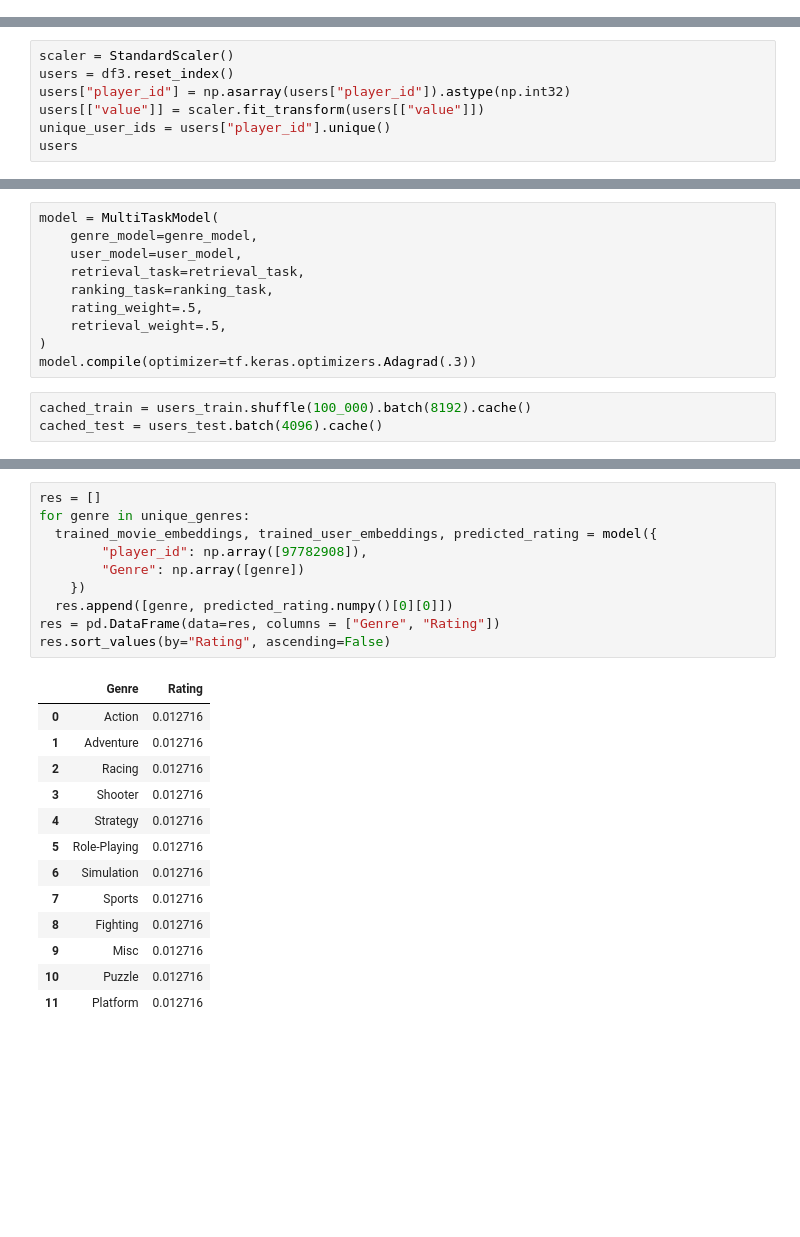
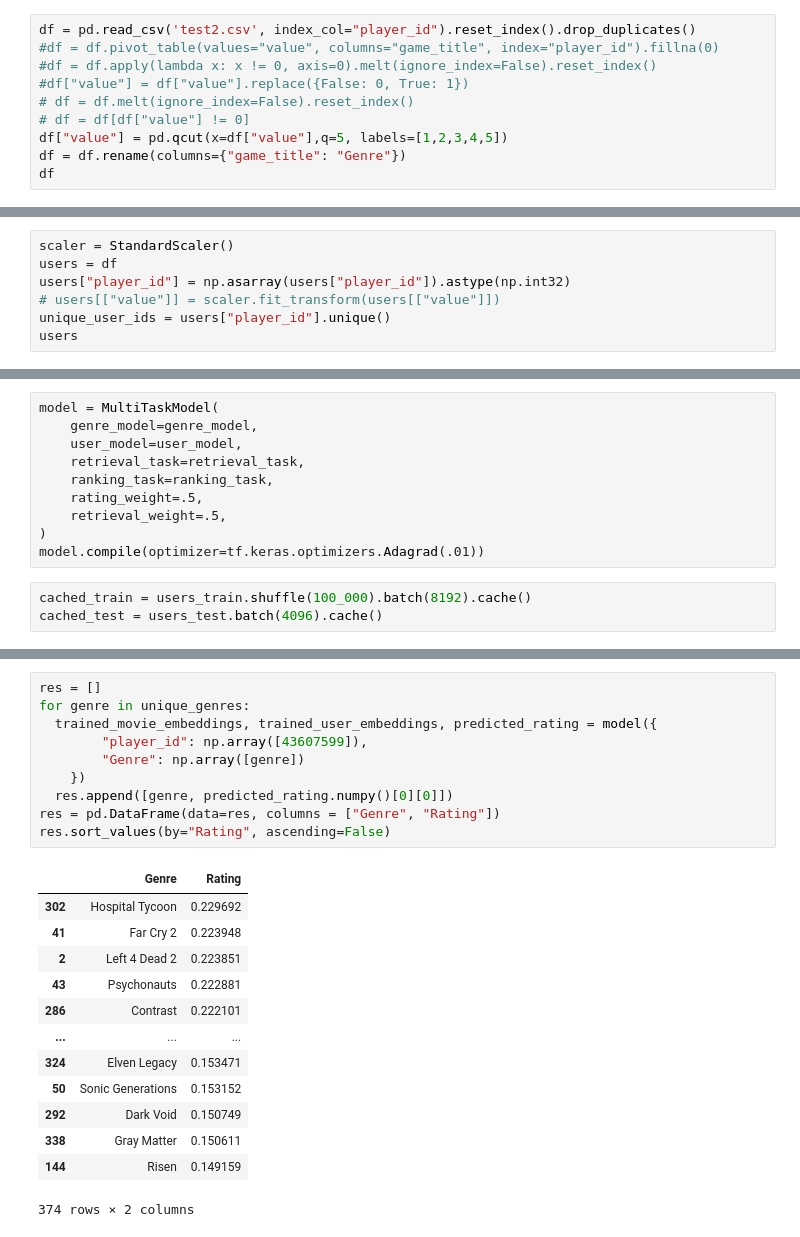
Before and after one commit to Ichak21/Equipe3_Scale_Game, a Jupyter notebook: david_notebook/genre_recommender_v3.ipynb, the cells around one changed output, grey strips where cells are left out. Saved outputs shown, nothing was run; the diff lists cells and outputs as text; blank space fills up the shorter version.

```diff
--- a/david_notebook/genre_recommender_v3.ipynb
+++ b/david_notebook/genre_recommender_v3.ipynb
@@ -21,0 +19,10 @@ df3 = df2.groupby(["player_id", "Genre"]).count()
+# %%
+df = pd.read_csv('test2.csv', index_col="player_id").reset_index().drop_duplicates()
+#df = df.pivot_table(values="value", columns="game_title", index="player_id").fillna(0)
+#df = df.apply(lambda x: x != 0, axis=0).melt(ignore_index=False).reset_index()
+#df["value"] = df["value"].replace({False: 0, True: 1})
+# df = df.melt(ignore_index=False).reset_index()
+# df = df[df["value"] != 0]
+df["value"] = pd.qcut(x=df["value"],q=5, labels=[1,2,3,4,5])
+df = df.rename(columns={"game_title": "Genre"})
+df
@@ -26,9 +47,9 @@ import numpy as np
 from sklearn.preprocessing import StandardScaler
 # %%
 scaler = StandardScaler()
-users = df3.reset_index()
+users = df
 users["player_id"] = np.asarray(users["player_id"]).astype(np.int32)
-users[["value"]] = scaler.fit_transform(users[["value"]])
+# users[["value"]] = scaler.fit_transform(users[["value"]])
 unique_user_ids = users["player_id"].unique()
 users
 # %% [output]
@@ -174,7 +209,7 @@ model = MultiTaskModel(
     rating_weight=.5,
     retrieval_weight=.5,
 )
-model.compile(optimizer=tf.keras.optimizers.Adagrad(.3))
+model.compile(optimizer=tf.keras.optimizers.Adagrad(.01))
 # %%
 cached_train = users_train.shuffle(100_000).batch(8192).cache()
 cached_test = users_test.batch(4096).cache()
@@ -218,24 +248,24 @@ model.evaluate(cached_test, return_dict=True)
 # %%
 res = []
 for genre in unique_genres:
   trained_movie_embeddings, trained_user_embeddings, predicted_rating = model({
-        "player_id": np.array([97782908]),
+        "player_id": np.array([43607599]),
         "Genre": np.array([genre])
     })
   res.append([genre, predicted_rating.numpy()[0][0]])
 res = pd.DataFrame(data=res, columns = ["Genre", "Rating"])
 res.sort_values(by="Rating", ascending=False)
 # %% [output]
 |  | Genre | Rating |
-| 0 | Action | 0.012716 |
-| 1 | Adventure | 0.012716 |
-| 2 | Racing | 0.012716 |
-| 3 | Shooter | 0.012716 |
-| 4 | Strategy | 0.012716 |
-| 5 | Role-Playing | 0.012716 |
-| 6 | Simulation | 0.012716 |
-| 7 | Sports | 0.012716 |
-| 8 | Fighting | 0.012716 |
-| 9 | Misc | 0.012716 |
-| 10 | Puzzle | 0.012716 |
-| 11 | Platform | 0.012716 |
+| 302 | Hospital Tycoon | 0.229692 |
+| 41 | Far Cry 2 | 0.223948 |
+| 2 | Left 4 Dead 2 | 0.223851 |
+| 43 | Psychonauts | 0.222881 |
+| 286 | Contrast | 0.222101 |
+| ... | ... | ... |
+| 324 | Elven Legacy | 0.153471 |
+| 50 | Sonic Generations | 0.153152 |
+| 292 | Dark Void | 0.150749 |
+| 338 | Gray Matter | 0.150611 |
+| 144 | Risen | 0.149159 |
+374 rows × 2 columns
```
Also changed, not shown: parts of 8 cells of this notebook, 3 other files.
